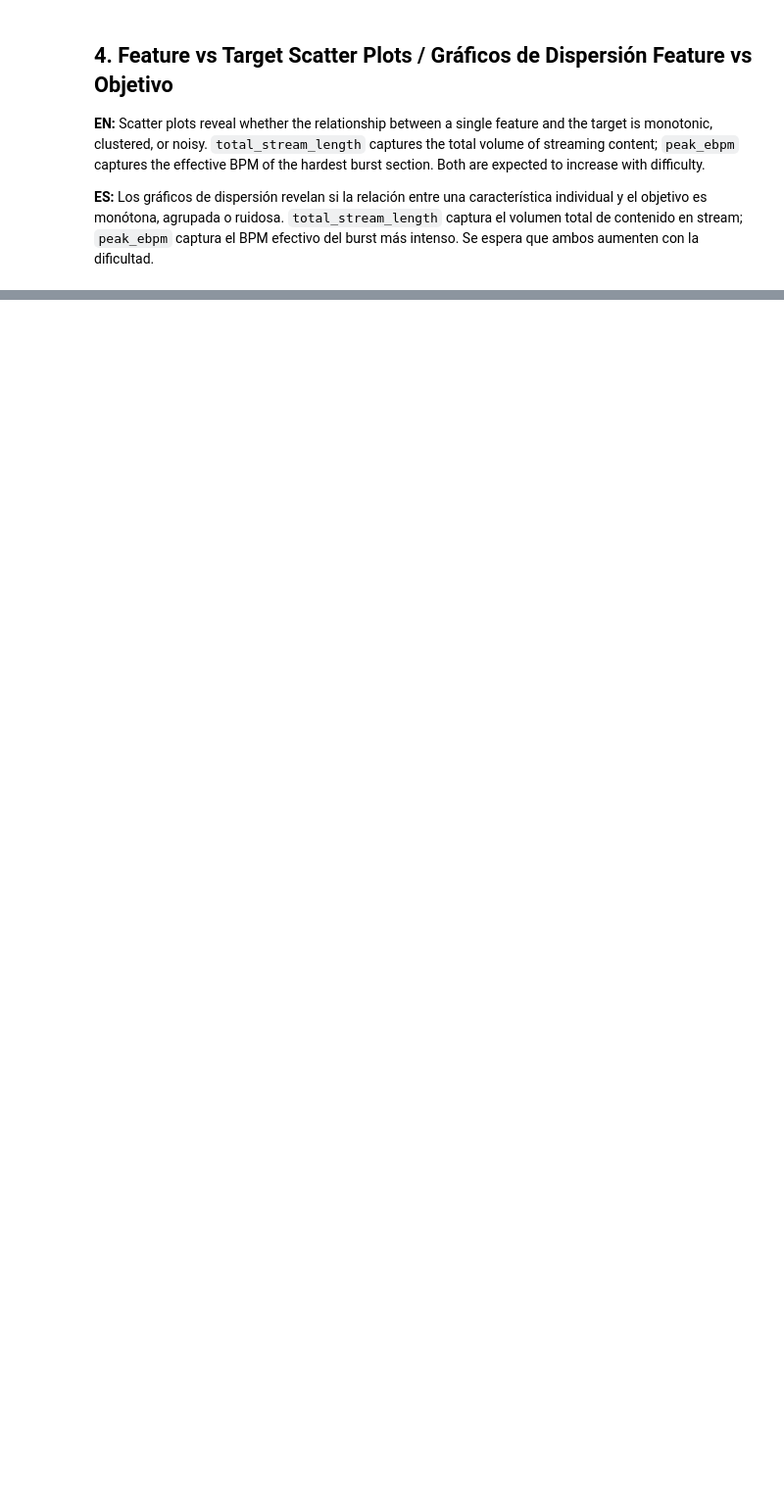
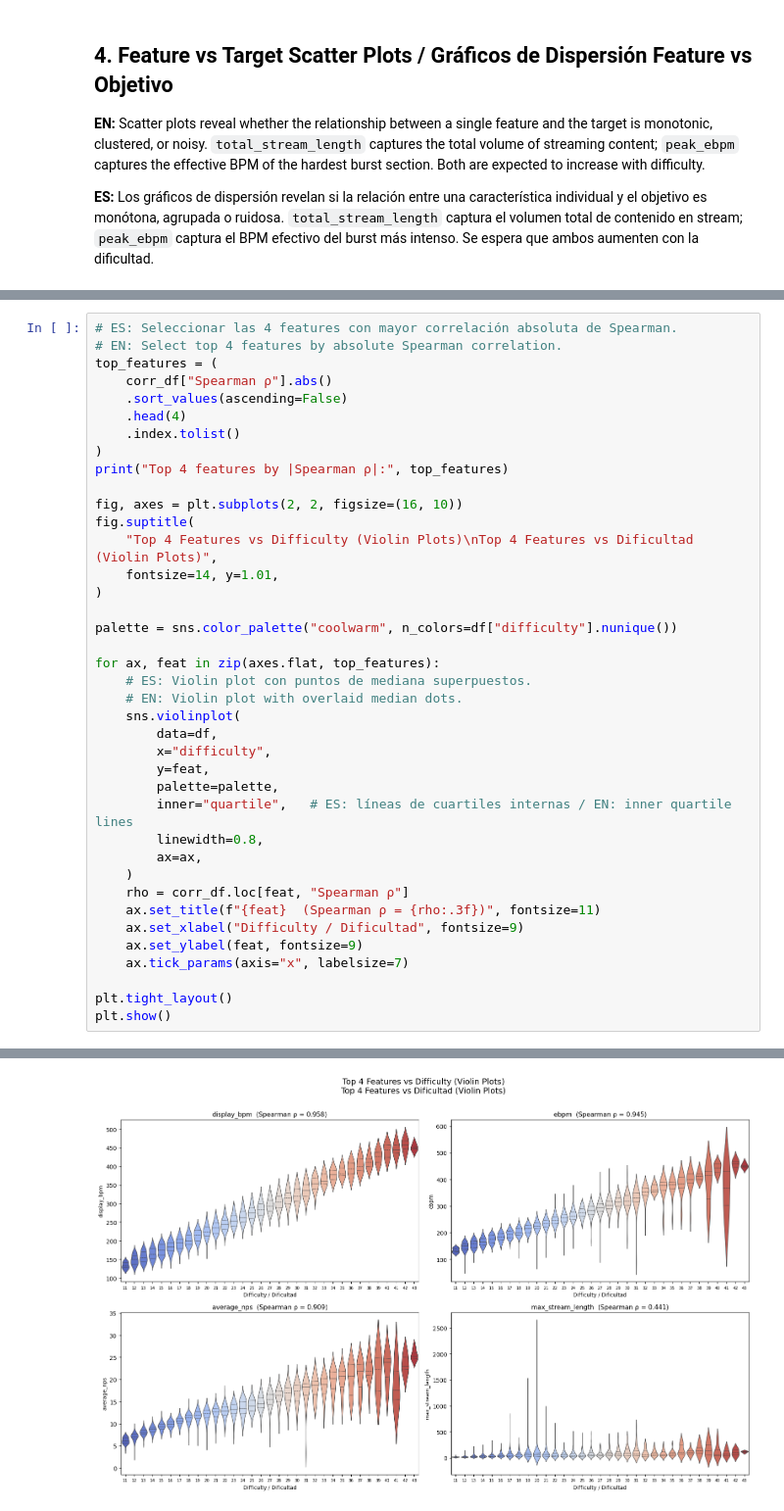
Before and after one commit to MaruDeHabanero/ITGStamina-rater-ml, a Jupyter notebook: ml-core/notebooks/03_exploratory_data_analysis.ipynb, the cells around one changed output, grey strips where cells are left out. Shown at 98% size. Cells and saved outputs as stored; diff of their text form; blank space fills up the shorter version.

```diff
--- a/ml-core/notebooks/03_exploratory_data_analysis.ipynb
+++ b/ml-core/notebooks/03_exploratory_data_analysis.ipynb
@@ -255,0 +328,40 @@ plt.show()
+# %%
+# ES: Seleccionar las 4 features con mayor correlación absoluta de Spearman.
+# EN: Select top 4 features by absolute Spearman correlation.
+top_features = (
+    corr_df["Spearman ρ"].abs()
+    .sort_values(ascending=False)
+    .head(4)
+    .index.tolist()
+)
+print("Top 4 features by |Spearman ρ|:", top_features)
+
+fig, axes = plt.subplots(2, 2, figsize=(16, 10))
+fig.suptitle(
+    "Top 4 Features vs Difficulty (Violin Plots)\nTop 4 Features vs Dificultad (Violin Plots)",
+    fontsize=14, y=1.01,
+)
+
+palette = sns.color_palette("coolwarm", n_colors=df["difficulty"].nunique())
+
+for ax, feat in zip(axes.flat, top_features):
+    # ES: Violin plot con puntos de mediana superpuestos.
+    # EN: Violin plot with overlaid median dots.
+    sns.violinplot(
+        data=df,
+        x="difficulty",
+        y=feat,
+        palette=palette,
+        inner="quartile",   # ES: líneas de cuartiles internas / EN: inner quartile lines
+        linewidth=0.8,
+        ax=ax,
+    )
+    rho = corr_df.loc[feat, "Spearman ρ"]
+    ax.set_title(f"{feat}  (Spearman ρ = {rho:.3f})", fontsize=11)
+    ax.set_xlabel("Difficulty / Dificultad", fontsize=9)
+    ax.set_ylabel(feat, fontsize=9)
+    ax.tick_params(axis="x", labelsize=7)
+
+plt.tight_layout()
+plt.show()
+# %% [output]
@@ -255,0 +384 @@ plt.show()
+[figure, added]
```
Also changed, not shown: parts of 8 cells of this notebook, 1 other file.
